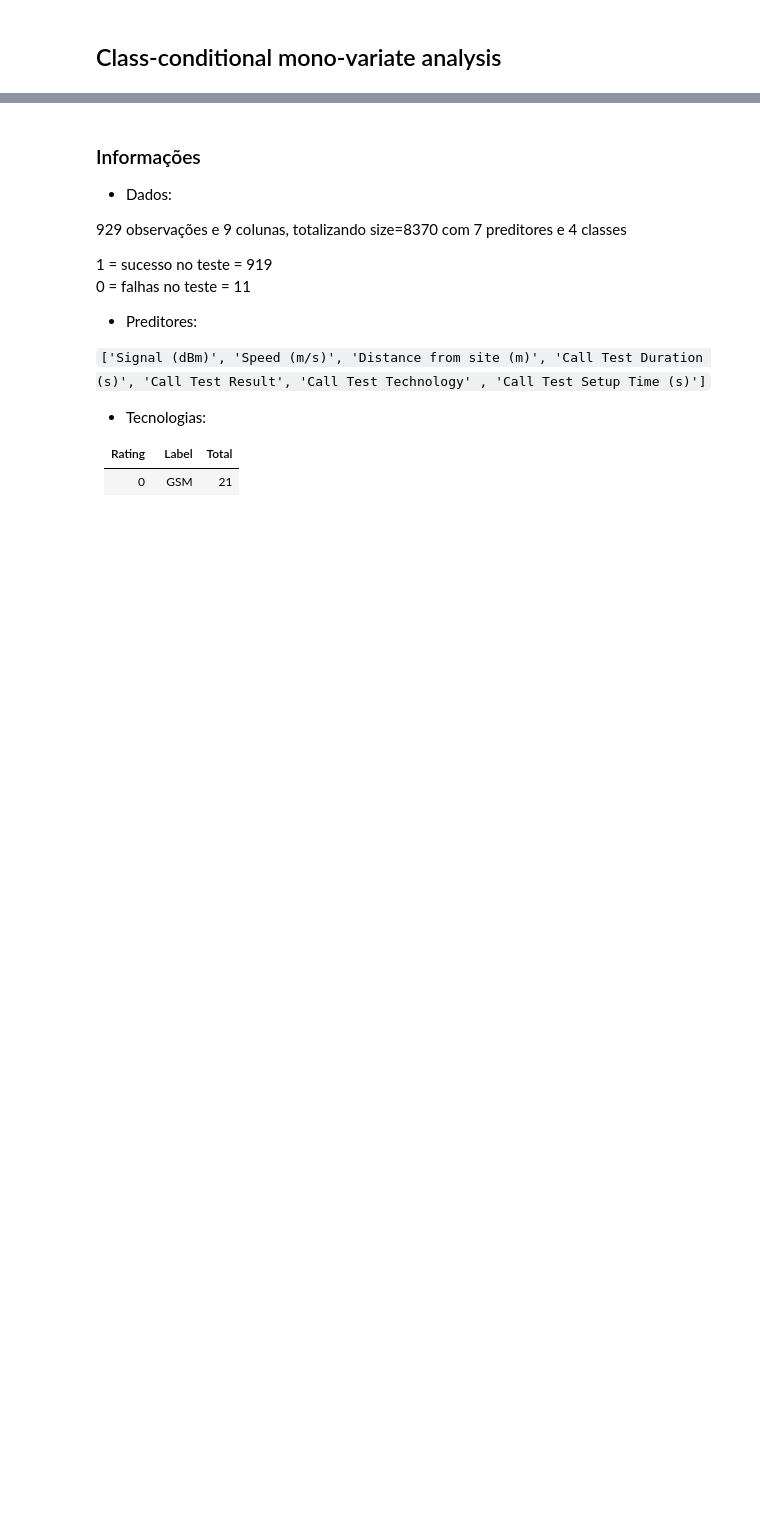
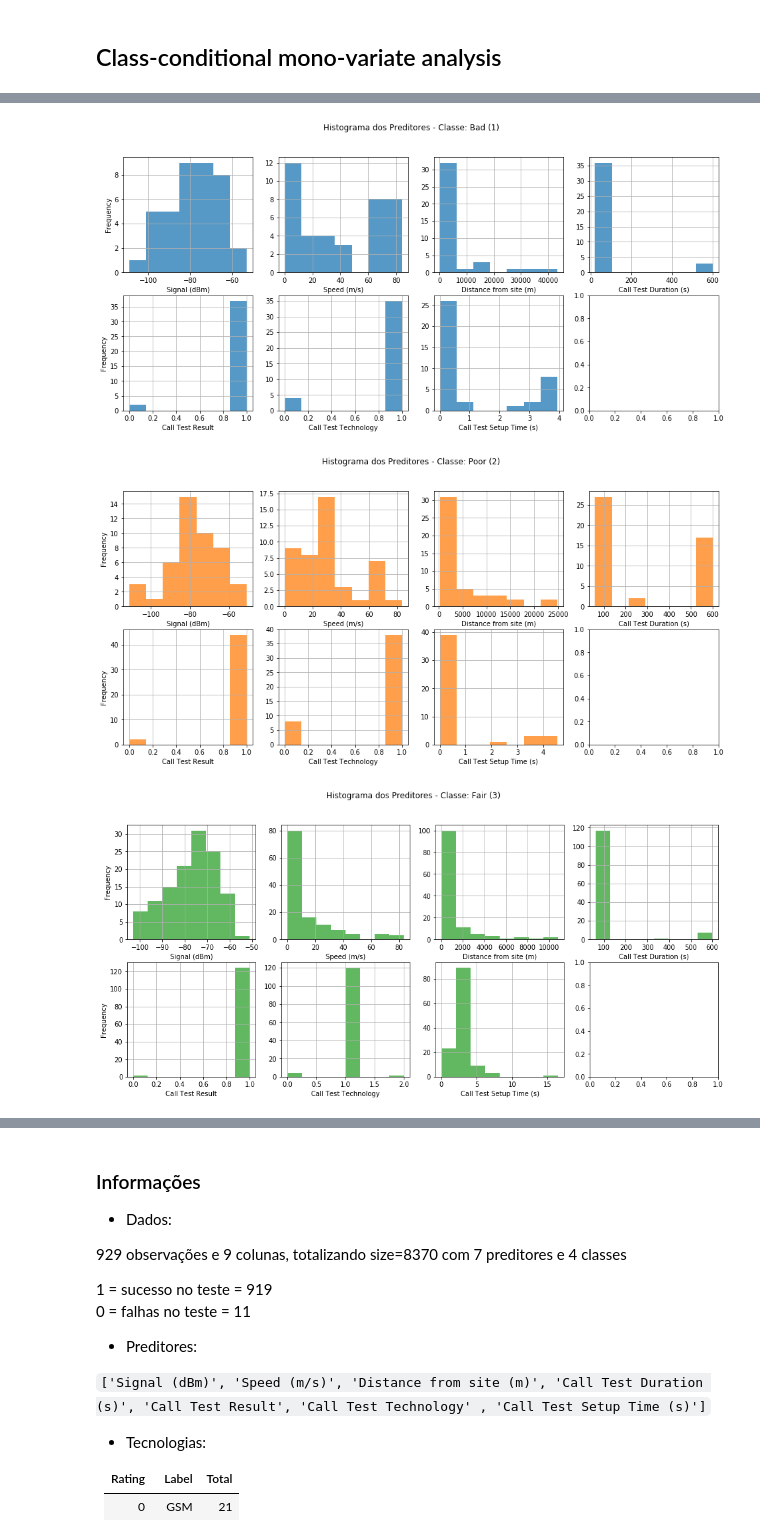
Before and after one commit to ezequiasjunior/ica2019.2, a Jupyter notebook: data_preprocess.ipynb, the cells around one changed output, grey strips where cells are left out. Drawn from its saved outputs; the diff is of its cells as text; code cells hidden in the pictures; blank space fills up the shorter version.

```diff
--- a/data_preprocess.ipynb
+++ b/data_preprocess.ipynb
@@ -97,0 +44,6 @@ dtype: object
+# %%
+cls = datahw01.groupby('MOS')
+classes = ['Bad (1)', 'Poor (2)', 'Fair (3)', 'Good (4)']
+print('Classe  | Quantidade')
+for i in cls.indices:
+    print(f'{classes[i-1]} |    {cls.get_group(i).iloc[:,1:].shape[0]}')
@@ -97,0 +56,8 @@ dtype: object
+# %%
+cls_monovar = []
+for i in range(len(cls.indices)):
+    cls_monovar.append(cls.get_group(i+1).describe().iloc[1:3,:-1].append(cls.get_group(1).skew()[:-1],
+                                                                          ignore_index=True))
+    cls_monovar[i].index = ['Mean $\mu_{d|l_%d}$'%(i+1),'std $\sigma_{d|l_%d}$'%(i+1),
+                            'Skewness $\gamma_{d|l_%d}$'%(i+1)]
+    display(classes[i], cls_monovar[i])
@@ -97,0 +85,16 @@ dtype: object
+# %%
+color=['C0','C1','C2', 'C3']
+for j in cls.indices:
+    fig, ax = plt.subplots(2, 4, figsize=(16, 7))
+    ax = ax.ravel()
+    fig.suptitle(f'Histograma dos Preditores - Classe: {classes[j-1]}')
+    for i in range(1, 8):
+        ax[i-1].grid()
+        ax[i-1].set_xlabel(cls.get_group(j).columns[i])
+        ax[0].set_ylabel('Frequency')
+        ax[4].set_ylabel('Frequency')
+        ax[i-1].hist(cls.get_group(j).iloc[:, i], bins='sturges', color=color[j-1], alpha=.75)
+# %% [output]
+[figure, added]
+[figure, added]
+[figure, added]
```
Also changed, not shown: parts of 9 cells of this notebook.
